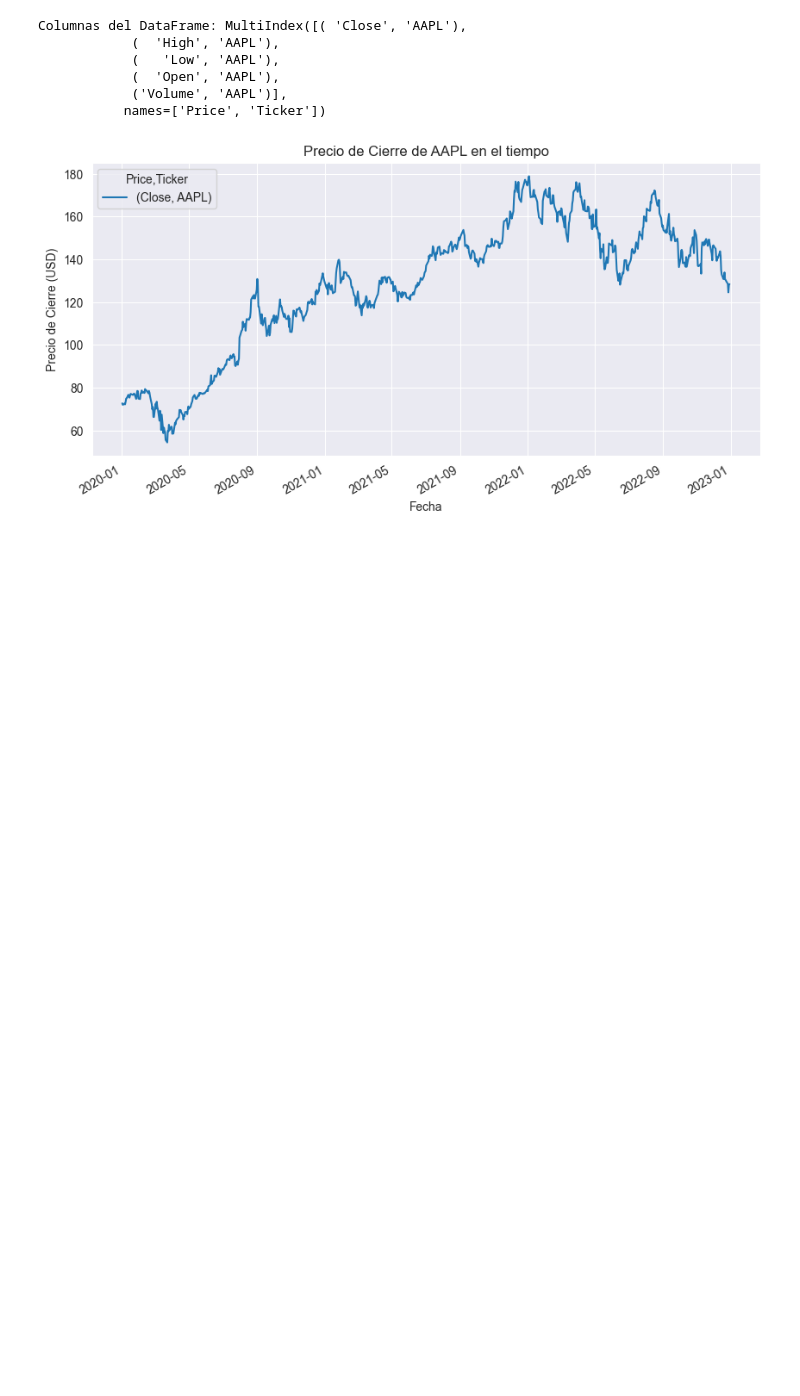
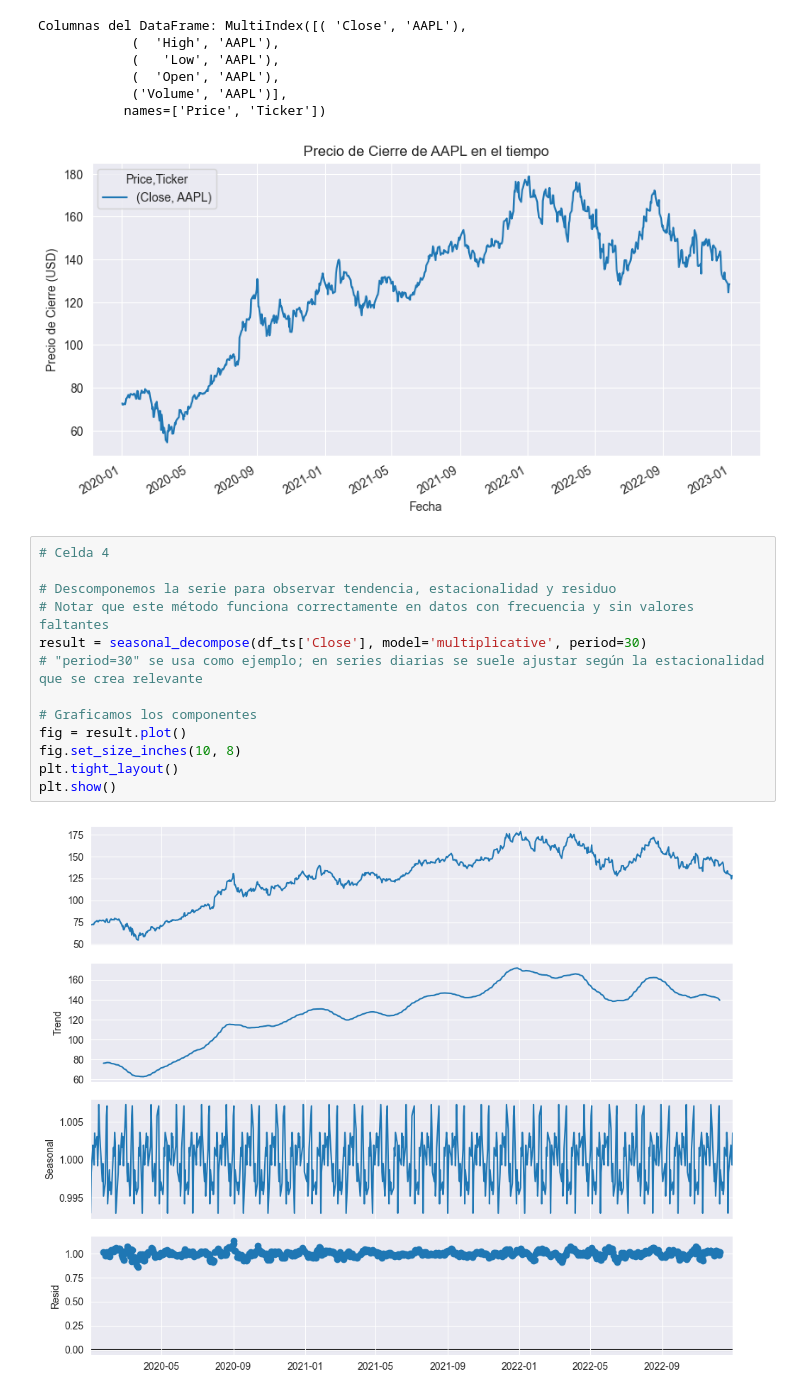
Before and after one commit to GzoC/my_time_series_project, a Jupyter notebook: notebooks/01_time_series_analysis.ipynb, the cells around one changed output. Cells and saved outputs as stored; diff of their text form; blank space fills up the shorter version.

Commit message:
Celda 4: Descomposición de la serie

```diff
--- a/notebooks/01_time_series_analysis.ipynb
+++ b/notebooks/01_time_series_analysis.ipynb
@@ -58,3 +58,18 @@ Columnas del DataFrame: MultiIndex([( 'Close', 'AAPL'),
             ('Volume', 'AAPL')],
            names=['Price', 'Ticker'])
 [figure]
+# %%
+# Celda 4
+
+# Descomponemos la serie para observar tendencia, estacionalidad y residuo
+# Notar que este método funciona correctamente en datos con frecuencia y sin valores faltantes
+result = seasonal_decompose(df_ts['Close'], model='multiplicative', period=30)
+# "period=30" se usa como ejemplo; en series diarias se suele ajustar según la estacionalidad que se crea relevante
+
+# Graficamos los componentes
+fig = result.plot()
+fig.set_size_inches(10, 8)
+plt.tight_layout()
+plt.show()
+# %% [output]
+[figure, added]
```
Also changed, not shown: parts of 1 cell of this notebook.
